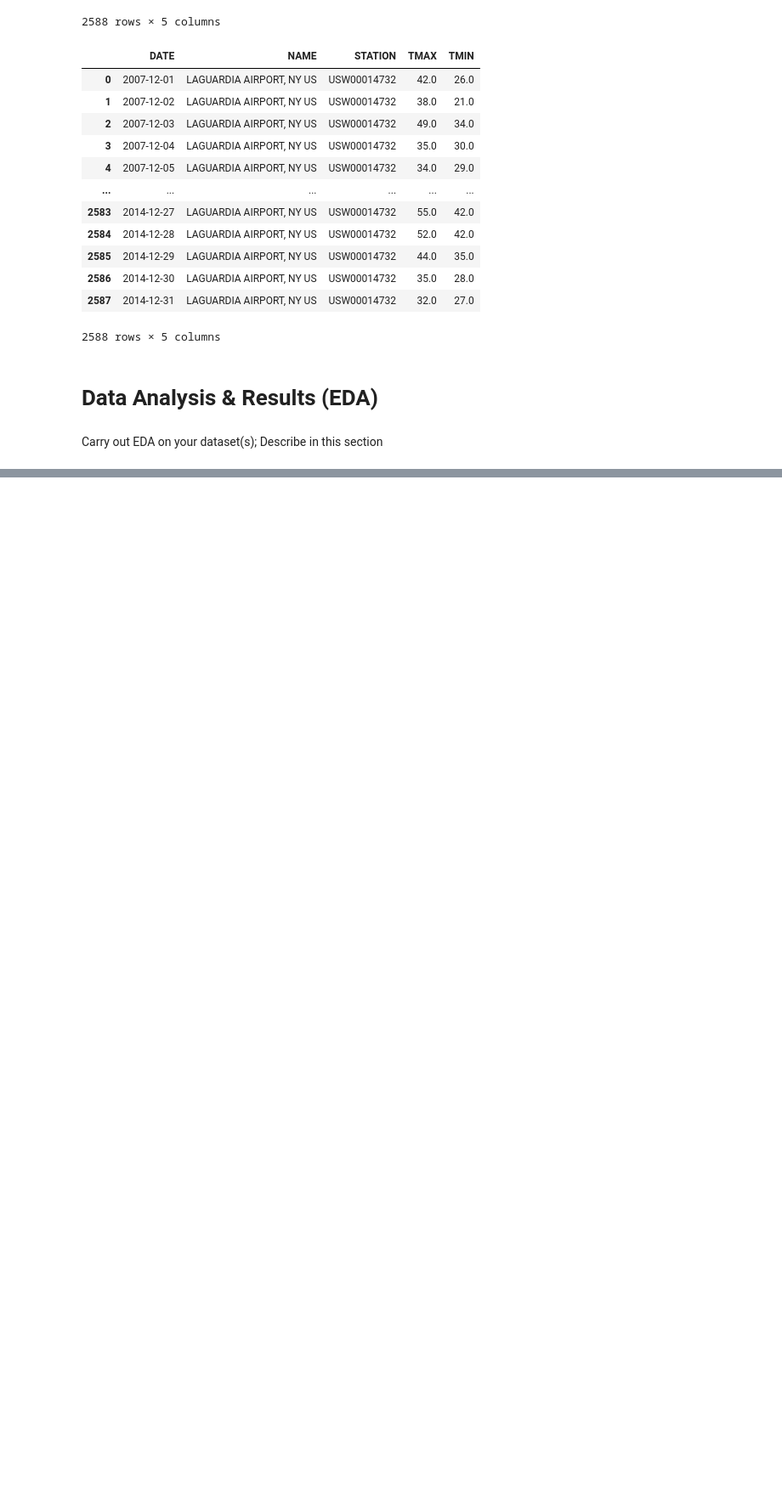
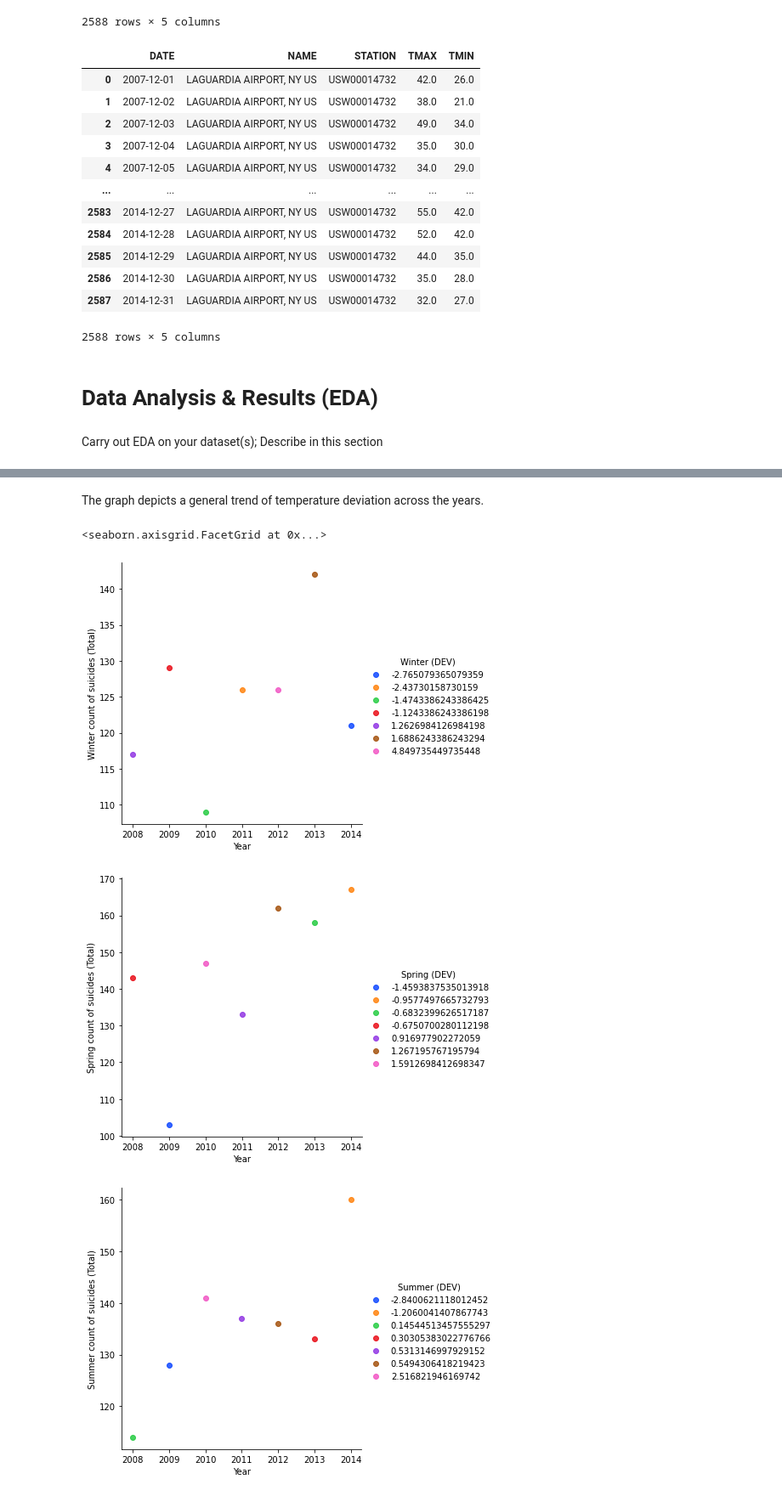
Before and after one commit to kevinlee-2000/Fluctuating-Fahrenheit-Suicide-Risk-, a Jupyter notebook: EDACheckpoint_group021.ipynb, the cells around one changed output, grey strips where cells are left out. Shown at 85% size. Drawn from its saved outputs; the diff is of its cells as text; code cells hidden in the pictures; blank space fills up the shorter version.

```diff
--- a/EDACheckpoint_group021.ipynb
+++ b/EDACheckpoint_group021.ipynb
@@ -345,0 +315,18 @@ graph.set_axis_labels("Year", "Temperature (Celsius)")
+# %% [markdown]
+The graph depicts a general trend of temperature deviation across the years.
+# %%
+season_dev = ['Year', 'Winter (DEV)', 'Spring (DEV)', 'Summer (DEV)', 'Fall (DEV)',
+              'Winter count of suicides (Total)', 'Spring count of suicides (Total)',
+             'Summer count of suicides (Total)', 'Fall count of suicides (Total)']
+season_dev = combined_seasonal_data[season_dev]
+
+p = 'bright'
+sns.lmplot(x='Year', y='Winter count of suicides (Total)', hue='Winter (DEV)', data=season_dev, palette=p)
+sns.lmplot(x='Year', y='Spring count of suicides (Total)', hue='Spring (DEV)', data=season_dev, palette=p)
+sns.lmplot(x='Year', y='Summer count of suicides (Total)', hue='Summer (DEV)', data=season_dev, palette=p)
+sns.lmplot(x='Year', y='Fall count of suicides (Total)', hue='Fall (DEV)', data=season_dev, palette=p)
+# %% [output]
+<seaborn.axisgrid.FacetGrid at 0x...>
+[figure, added]
+[figure, added]
+[figure, added]
```
Also changed, not shown: parts of 20 cells of this notebook.
